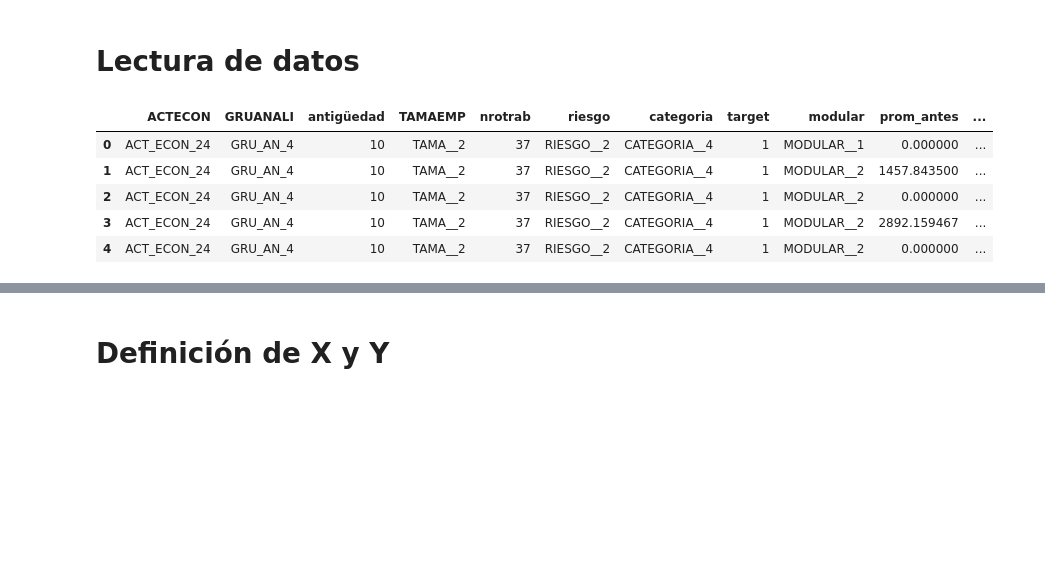
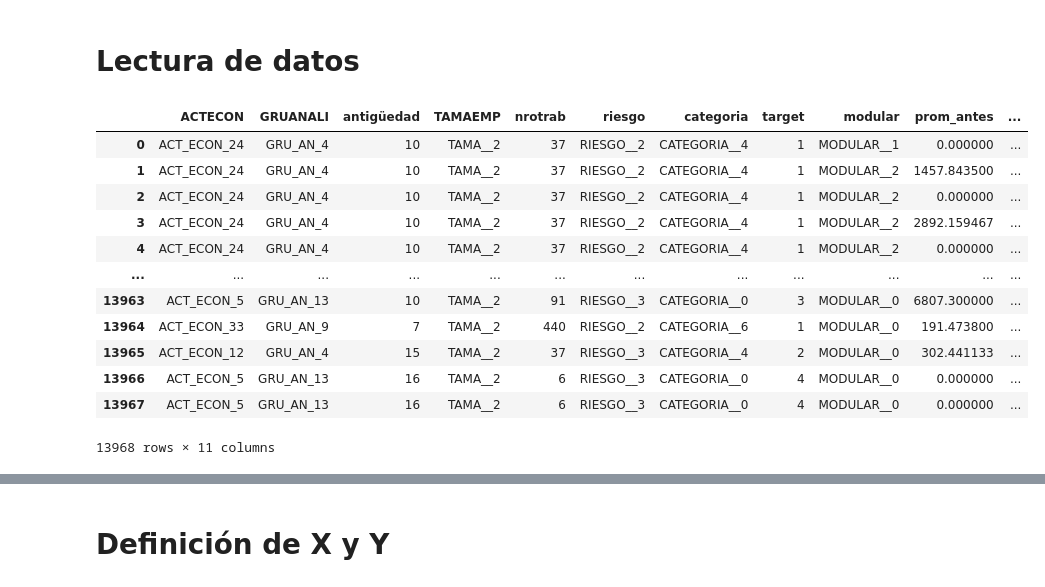
Before and after one commit to lmencisoe/seguros, a Jupyter notebook: Modelo_seguros_v3.ipynb, the cells around one changed output, grey strips where cells are left out. Cells and saved outputs as stored; diff of their text form; code cells hidden in the pictures; blank space fills up the shorter version.

```diff
--- a/Modelo_seguros_v3.ipynb
+++ b/Modelo_seguros_v3.ipynb
@@ -43,13 +43,20 @@ Mounted at /content/drive
 # %%
 df=pd.read_csv("https://raw.githubusercontent.com/lmencisoe/seguros/main/seguros_database.csv",sep=";")
 # %%
-df.head()
+df
 # %% [output]
 |  | ACTECON | GRUANALI | antigüedad | TAMAEMP | nrotrab | riesgo | categoria | target | modular | prom_antes | ... |
 | 0 | ACT_ECON_24 | GRU_AN_4 | 10 | TAMA__2 | 37 | RIESGO__2 | CATEGORIA__4 | 1 | MODULAR__1 | 0.000000 | ... |
 | 1 | ACT_ECON_24 | GRU_AN_4 | 10 | TAMA__2 | 37 | RIESGO__2 | CATEGORIA__4 | 1 | MODULAR__2 | 1457.843500 | ... |
 | 2 | ACT_ECON_24 | GRU_AN_4 | 10 | TAMA__2 | 37 | RIESGO__2 | CATEGORIA__4 | 1 | MODULAR__2 | 0.000000 | ... |
 | 3 | ACT_ECON_24 | GRU_AN_4 | 10 | TAMA__2 | 37 | RIESGO__2 | CATEGORIA__4 | 1 | MODULAR__2 | 2892.159467 | ... |
 | 4 | ACT_ECON_24 | GRU_AN_4 | 10 | TAMA__2 | 37 | RIESGO__2 | CATEGORIA__4 | 1 | MODULAR__2 | 0.000000 | ... |
+| ... | ... | ... | ... | ... | ... | ... | ... | ... | ... | ... | ... |
+| 13963 | ACT_ECON_5 | GRU_AN_13 | 10 | TAMA__2 | 91 | RIESGO__3 | CATEGORIA__0 | 3 | MODULAR__0 | 6807.300000 | ... |
+| 13964 | ACT_ECON_33 | GRU_AN_9 | 7 | TAMA__2 | 440 | RIESGO__2 | CATEGORIA__6 | 1 | MODULAR__0 | 191.473800 | ... |
+| 13965 | ACT_ECON_12 | GRU_AN_4 | 15 | TAMA__2 | 37 | RIESGO__3 | CATEGORIA__4 | 2 | MODULAR__0 | 302.441133 | ... |
+| 13966 | ACT_ECON_5 | GRU_AN_13 | 16 | TAMA__2 | 6 | RIESGO__3 | CATEGORIA__0 | 4 | MODULAR__0 | 0.000000 | ... |
+| 13967 | ACT_ECON_5 | GRU_AN_13 | 16 | TAMA__2 | 6 | RIESGO__3 | CATEGORIA__0 | 4 | MODULAR__0 | 0.000000 | ... |
+13968 rows × 11 columns
 # %%
 df2 = df.copy()
```
Also changed, not shown: parts of 17 cells of this notebook.
